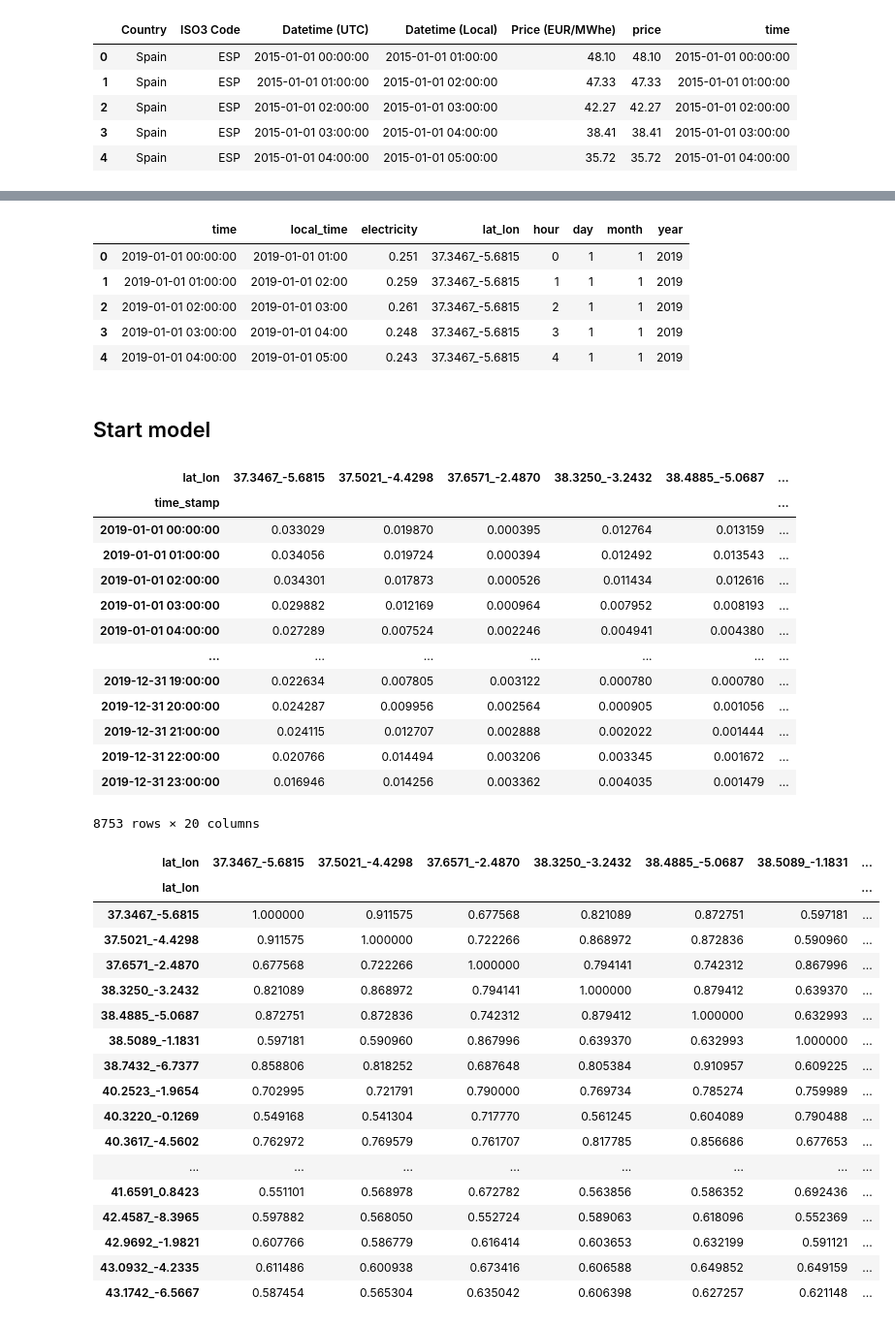
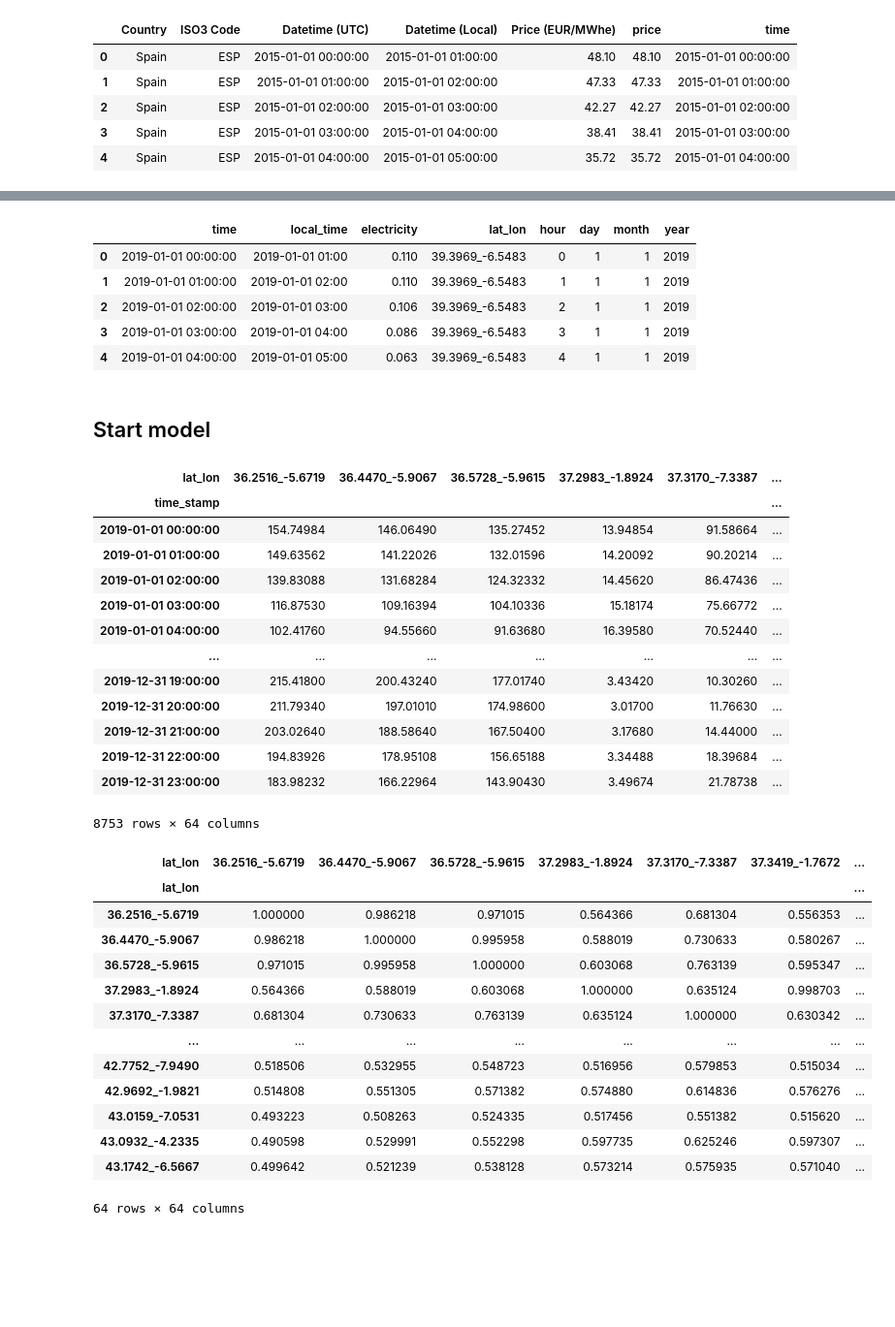
Before and after one commit to marchd1997/EDP_CRM_week, a Jupyter notebook: notebooks/exploration_prices.ipynb, the cells around one changed output, grey strips where cells are left out. Shown at 97% size. Cells and saved outputs as stored; diff of their text form; code cells hidden in the pictures; blank space fills up the shorter version.

```diff
--- a/notebooks/exploration_prices.ipynb
+++ b/notebooks/exploration_prices.ipynb
@@ -18,7 +19,7 @@ def returns(w, exp):
 # %% [markdown]
 # Process Data
 # %%
-DATA_PATH = '../data'
+DATA_PATH = '/home/lescudero/Documentos/GitHub/data'
 PRICES_PATH = os.path.join(DATA_PATH, 'prices')
 SIMULATION_DATA_PATH = os.path.join(DATA_PATH, 'simulation data')
 prices = pd.read_csv(os.path.join(PRICES_PATH, 'Spain_prices.csv'))
@@ -80,16 +81,16 @@ last_y_prices.head()
 production.head()
 # %% [output]
 |  | time | local_time | electricity | lat_lon | hour | day | month | year |
-| 0 | 2019-01-01 00:00:00 | 2019-01-01 01:00 | 0.251 | 37.3467_-5.6815 | 0 | 1 | 1 | 2019 |
-| 1 | 2019-01-01 01:00:00 | 2019-01-01 02:00 | 0.259 | 37.3467_-5.6815 | 1 | 1 | 1 | 2019 |
-| 2 | 2019-01-01 02:00:00 | 2019-01-01 03:00 | 0.261 | 37.3467_-5.6815 | 2 | 1 | 1 | 2019 |
-| 3 | 2019-01-01 03:00:00 | 2019-01-01 04:00 | 0.248 | 37.3467_-5.6815 | 3 | 1 | 1 | 2019 |
-| 4 | 2019-01-01 04:00:00 | 2019-01-01 05:00 | 0.243 | 37.3467_-5.6815 | 4 | 1 | 1 | 2019 |
+| 0 | 2019-01-01 00:00:00 | 2019-01-01 01:00 | 0.110 | 39.3969_-6.5483 | 0 | 1 | 1 | 2019 |
+| 1 | 2019-01-01 01:00:00 | 2019-01-01 02:00 | 0.110 | 39.3969_-6.5483 | 1 | 1 | 1 | 2019 |
+| 2 | 2019-01-01 02:00:00 | 2019-01-01 03:00 | 0.106 | 39.3969_-6.5483 | 2 | 1 | 1 | 2019 |
+| 3 | 2019-01-01 03:00:00 | 2019-01-01 04:00 | 0.086 | 39.3969_-6.5483 | 3 | 1 | 1 | 2019 |
+| 4 | 2019-01-01 04:00:00 | 2019-01-01 05:00 | 0.063 | 39.3969_-6.5483 | 4 | 1 | 1 | 2019 |
 # %%
 # Merge in same day but different year and compute revenue
 df_revenue = pd.merge(production, last_y_prices, on=['hour','day','month'], how='inner')
 df_revenue = df_revenue[['lat_lon','price','electricity','hour','day','month']]
-df_revenue['revenue'] = df_revenue['price'] * df_revenue['electricity'] / 1000 # (price is in EUR/MWh and electricity is in kWh)
+df_revenue['revenue'] = df_revenue['price'] * df_revenue['electricity'] *2 # (price is in EUR/MWh and electricity is in kWh)
 # %%
 # Add fictitious year and time stamp so we have a time series
 df_revenue['year'] = 2019
@@ -100,42 +101,38 @@ df_revenue['time_stamp'] = df_revenue[['year', 'month', 'day', 'hour']].apply(la
 monthly_rev = pd.pivot_table(df_revenue, values='revenue', index='time_stamp', columns='lat_lon', aggfunc='sum')
 monthly_rev
 # %% [output]
-| lat_lon | 37.3467_-5.6815 | 37.5021_-4.4298 | 37.6571_-2.4870 | 38.3250_-3.2432 | 38.4885_-5.0687 | ... |
+| lat_lon | 36.2516_-5.6719 | 36.4470_-5.9067 | 36.5728_-5.9615 | 37.2983_-1.8924 | 37.3170_-7.3387 | ... |
 | time_stamp |  |  |  |  |  | ... |
-| 2019-01-01 00:00:00 | 0.033029 | 0.019870 | 0.000395 | 0.012764 | 0.013159 | ... |
-| 2019-01-01 01:00:00 | 0.034056 | 0.019724 | 0.000394 | 0.012492 | 0.013543 | ... |
-| 2019-01-01 02:00:00 | 0.034301 | 0.017873 | 0.000526 | 0.011434 | 0.012616 | ... |
-| 2019-01-01 03:00:00 | 0.029882 | 0.012169 | 0.000964 | 0.007952 | 0.008193 | ... |
-| 2019-01-01 04:00:00 | 0.027289 | 0.007524 | 0.002246 | 0.004941 | 0.004380 | ... |
+| 2019-01-01 00:00:00 | 154.74984 | 146.06490 | 135.27452 | 13.94854 | 91.58664 | ... |
+| 2019-01-01 01:00:00 | 149.63562 | 141.22026 | 132.01596 | 14.20092 | 90.20214 | ... |
+| 2019-01-01 02:00:00 | 139.83088 | 131.68284 | 124.32332 | 14.45620 | 86.47436 | ... |
+| 2019-01-01 03:00:00 | 116.87530 | 109.16394 | 104.10336 | 15.18174 | 75.66772 | ... |
+| 2019-01-01 04:00:00 | 102.41760 | 94.55660 | 91.63680 | 16.39580 | 70.52440 | ... |
 | ... | ... | ... | ... | ... | ... | ... |
-| 2019-12-31 19:00:00 | 0.022634 | 0.007805 | 0.003122 | 0.000780 | 0.000780 | ... |
-| 2019-12-31 20:00:00 | 0.024287 | 0.009956 | 0.002564 | 0.000905 | 0.001056 | ... |
-| 2019-12-31 21:00:00 | 0.024115 | 0.012707 | 0.002888 | 0.002022 | 0.001444 | ... |
-| 2019-12-31 22:00:00 | 0.020766 | 0.014494 | 0.003206 | 0.003345 | 0.001672 | ... |
-| 2019-12-31 23:00:00 | 0.016946 | 0.014256 | 0.003362 | 0.004035 | 0.001479 | ... |
+| 2019-12-31 19:00:00 | 215.41800 | 200.43240 | 177.01740 | 3.43420 | 10.30260 | ... |
+| 2019-12-31 20:00:00 | 211.79340 | 197.01010 | 174.98600 | 3.01700 | 11.76630 | ... |
+| 2019-12-31 21:00:00 | 203.02640 | 188.58640 | 167.50400 | 3.17680 | 14.44000 | ... |
+| 2019-12-31 22:00:00 | 194.83926 | 178.95108 | 156.65188 | 3.34488 | 18.39684 | ... |
+| 2019-12-31 23:00:00 | 183.98232 | 166.22964 | 143.90430 | 3.49674 | 21.78738 | ... |
-8753 rows × 20 columns
+8753 rows × 64 columns
 # %%
-cov = monthly_rev.cov()
-exp = monthly_rev.mean()   # mean() ¿
+cov = monthly_rev.cov() * monthly_rev.shape[0]
+exp = monthly_rev.mean() * monthly_rev.shape[0]  # mean() ¿
 #monthly_rev.sum()
 # Hourly correlation is still very big although some points close to 0.5
 monthly_rev.corr()
 # %% [output]
-| lat_lon | 37.3467_-5.6815 | 37.5021_-4.4298 | 37.6571_-2.4870 | 38.3250_-3.2432 | 38.4885_-5.0687 | 38.5089_-1.1831 | ... |
+| lat_lon | 36.2516_-5.6719 | 36.4470_-5.9067 | 36.5728_-5.9615 | 37.2983_-1.8924 | 37.3170_-7.3387 | 37.3419_-1.7672 | ... |
 | lat_lon |  |  |  |  |  |  | ... |
-| 37.3467_-5.6815 | 1.000000 | 0.911575 | 0.677568 | 0.821089 | 0.872751 | 0.597181 | ... |
-| 37.5021_-4.4298 | 0.911575 | 1.000000 | 0.722266 | 0.868972 | 0.872836 | 0.590960 | ... |
-| 37.6571_-2.4870 | 0.677568 | 0.722266 | 1.000000 | 0.794141 | 0.742312 | 0.867996 | ... |
-| 38.3250_-3.2432 | 0.821089 | 0.868972 | 0.794141 | 1.000000 | 0.879412 | 0.639370 | ... |
-| 38.4885_-5.0687 | 0.872751 | 0.872836 | 0.742312 | 0.879412 | 1.000000 | 0.632993 | ... |
-| 38.5089_-1.1831 | 0.597181 | 0.590960 | 0.867996 | 0.639370 | 0.632993 | 1.000000 | ... |
-| 38.7432_-6.7377 | 0.858806 | 0.818252 | 0.687648 | 0.805384 | 0.910957 | 0.609225 | ... |
-| 40.2523_-1.9654 | 0.702995 | 0.721791 | 0.790000 | 0.769734 | 0.785274 | 0.759989 | ... |
-| 40.3220_-0.1269 | 0.549168 | 0.541304 | 0.717770 | 0.561245 | 0.604089 | 0.790488 | ... |
-| 40.3617_-4.5602 | 0.762972 | 0.769579 | 0.761707 | 0.817785 | 0.856686 | 0.677653 | ... |
+| 36.2516_-5.6719 | 1.000000 | 0.986218 | 0.971015 | 0.564366 | 0.681304 | 0.556353 | ... |
+| 36.4470_-5.9067 | 0.986218 | 1.000000 | 0.995958 | 0.588019 | 0.730633 | 0.580267 | ... |
+| 36.5728_-5.9615 | 0.971015 | 0.995958 | 1.000000 | 0.603068 | 0.763139 | 0.595347 | ... |
+| 37.2983_-1.8924 | 0.564366 | 0.588019 | 0.603068 | 1.000000 | 0.635124 | 0.998703 | ... |
+| 37.3170_-7.3387 | 0.681304 | 0.730633 | 0.763139 | 0.635124 | 1.000000 | 0.630342 | ... |
 | ... | ... | ... | ... | ... | ... | ... | ... |
-| 41.6591_0.8423 | 0.551101 | 0.568978 | 0.672782 | 0.563856 | 0.586352 | 0.692436 | ... |
-| 42.4587_-8.3965 | 0.597882 | 0.568050 | 0.552724 | 0.589063 | 0.618096 | 0.552369 | ... |
-| 42.9692_-1.9821 | 0.607766 | 0.586779 | 0.616414 | 0.603653 | 0.632199 | 0.591121 | ... |
-| 43.0932_-4.2335 | 0.611486 | 0.600938 | 0.673416 | 0.606588 | 0.649852 | 0.649159 | ... |
-| 43.1742_-6.5667 | 0.587454 | 0.565304 | 0.635042 | 0.606398 | 0.627257 | 0.621148 | ... |
+| 42.7752_-7.9490 | 0.518506 | 0.532955 | 0.548723 | 0.516956 | 0.579853 | 0.515034 | ... |
+| 42.9692_-1.9821 | 0.514808 | 0.551305 | 0.571382 | 0.574880 | 0.614836 | 0.576276 | ... |
+| 43.0159_-7.0531 | 0.493223 | 0.508263 | 0.524335 | 0.517456 | 0.551382 | 0.515620 | ... |
+| 43.0932_-4.2335 | 0.490598 | 0.529991 | 0.552298 | 0.597735 | 0.625246 | 0.597307 | ... |
+| 43.1742_-6.5667 | 0.499642 | 0.521239 | 0.538128 | 0.573214 | 0.575935 | 0.571040 | ... |
+64 rows × 64 columns
```
Also changed, not shown: parts of 10 cells of this notebook.
